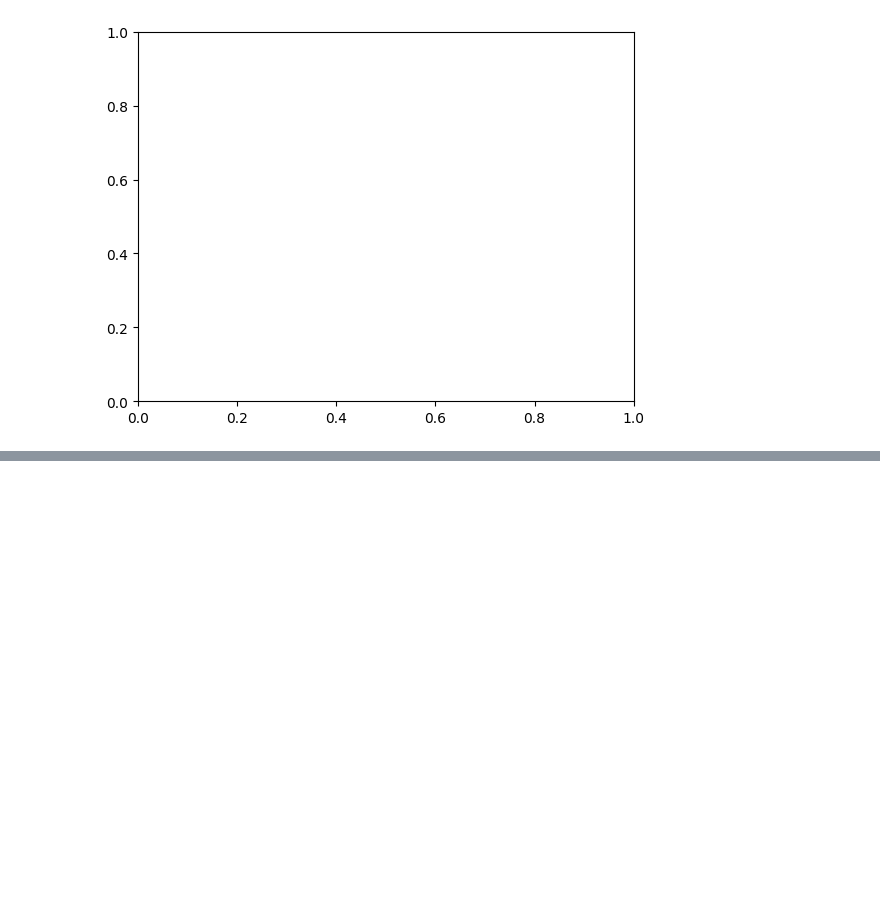
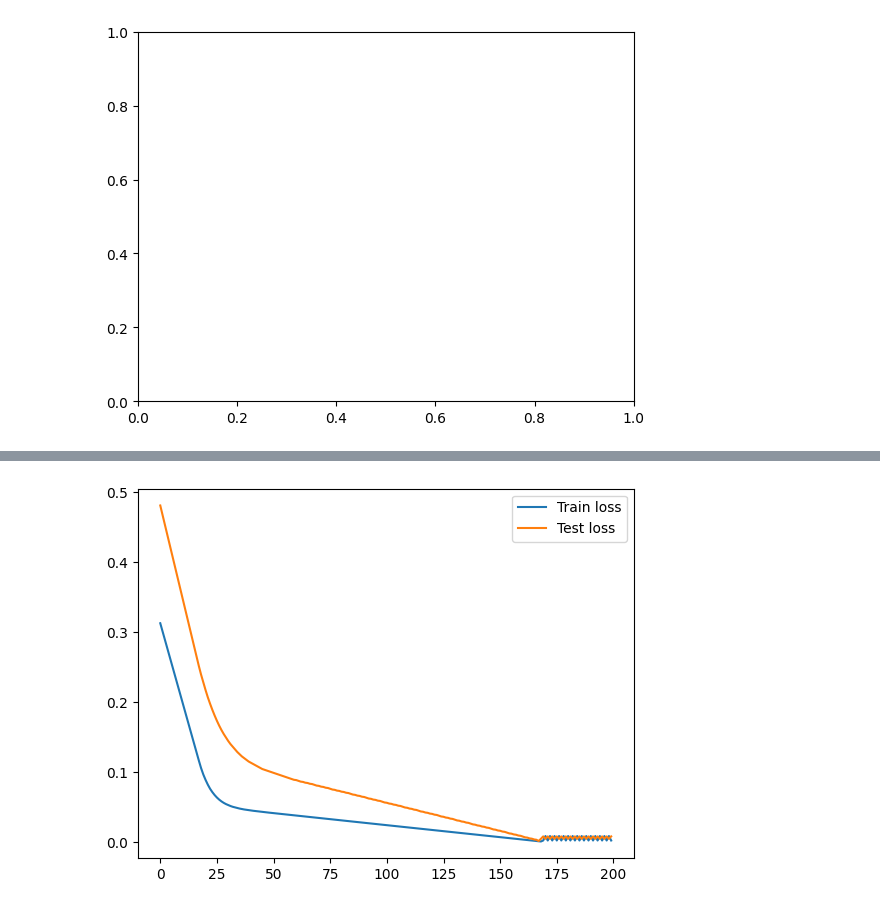
Before and after one commit to mirpouya/Pytorch_Tutorial, a Jupyter notebook: 01_PyTorch_Workflow.ipynb, the cells around one changed output, grey strips where cells are left out. Cells and saved outputs as stored; diff of their text form; code cells hidden in the pictures; blank space fills up the shorter version.

```diff
--- a/01_PyTorch_Workflow.ipynb
+++ b/01_PyTorch_Workflow.ipynb
@@ -435,0 +458,7 @@ RuntimeError: ignored
+# %%
+plt.plot(range(200), np.array(torch.tensor(loss_values).cpu().numpy()), label="Train loss")
+plt.plot(range(200), np.array(torch.tensor(test_loss_values).cpu().numpy()), label="Test loss")
+
+plt.legend();
+# %% [output]
+[figure, added]
```
Also changed, not shown: parts of 1 cell of this notebook.
